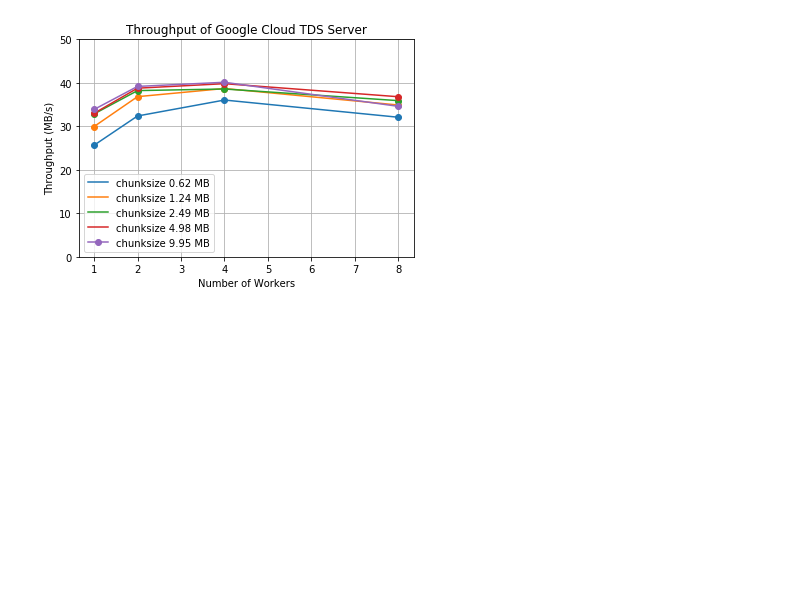
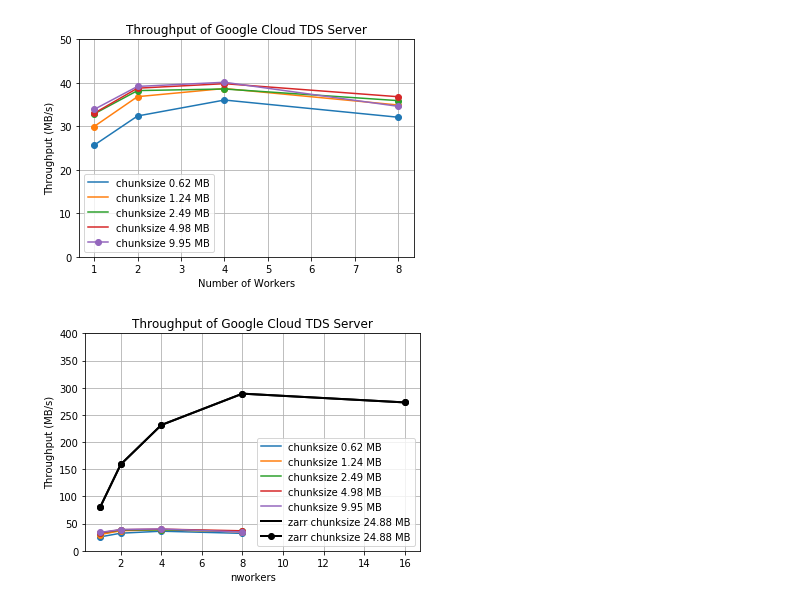
Before and after one commit to rabernat/pangeo_esgf_demo, a Jupyter notebook: analyze_benchmarks.ipynb, the cells around one changed output. Drawn from its saved outputs; the diff is of its cells as text; code cells hidden in the pictures; blank space fills up the shorter version.

```diff
--- a/analyze_benchmarks.ipynb
+++ b/analyze_benchmarks.ipynb
@@ -24,3 +24,7 @@ df
 | 17 | 2018-12-04 11:25:01.238520 | 8 | 12 | 34.649723 | 1244.16 |
 | 18 | 2018-12-04 11:25:35.350023 | 8 | 24 | 33.803972 | 1244.16 |
 | 19 | 2018-12-04 11:26:11.625297 | 8 | 48 | 35.967433 | 1244.16 |
+# %%
+df_zarr = pd.read_csv("benchmark_zarr.csv", parse_dates=['timestamp'])
+df_zarr = df_zarr.drop(df_zarr.columns[0], axis=1)
+df_zarr
@@ -27 +38,8 @@ df
+# %%
+# add a few columns of derived data
+df['throughput'] = df.datasize / df.runtime
+df['chunksize_mb'] = df.datasize / 6000 * df.chunksize
+df_zarr['throughput'] = df_zarr.datasize / df_zarr.runtime
+df_zarr['chunksize_mb'] = df_zarr.datasize / 6000 * df_zarr.chunksize
+zarr_cs = df_zarr.chunksize_mb.values[0]
 # %%
@@ -45,3 +59,12 @@ ax.set_title('Throughput of Google Cloud TDS Server')
 fig.savefig('thredds_throughput.pdf')
 # %% [output]
 [figure]
+# %%
+df_zarr.plot(x='nworkers', y='throughput', ax=ax,
+             label=f'zarr chunksize {zarr_cs:3.2f} MB',
+             color='k', marker='o', linewidth=2)
+ax.set_ylim([0, 400])
+ax.grid()
+display(fig)
+# %% [output]
+[figure, added]
```
Also changed, not shown: parts of 2 cells of this notebook, 1 other file.
